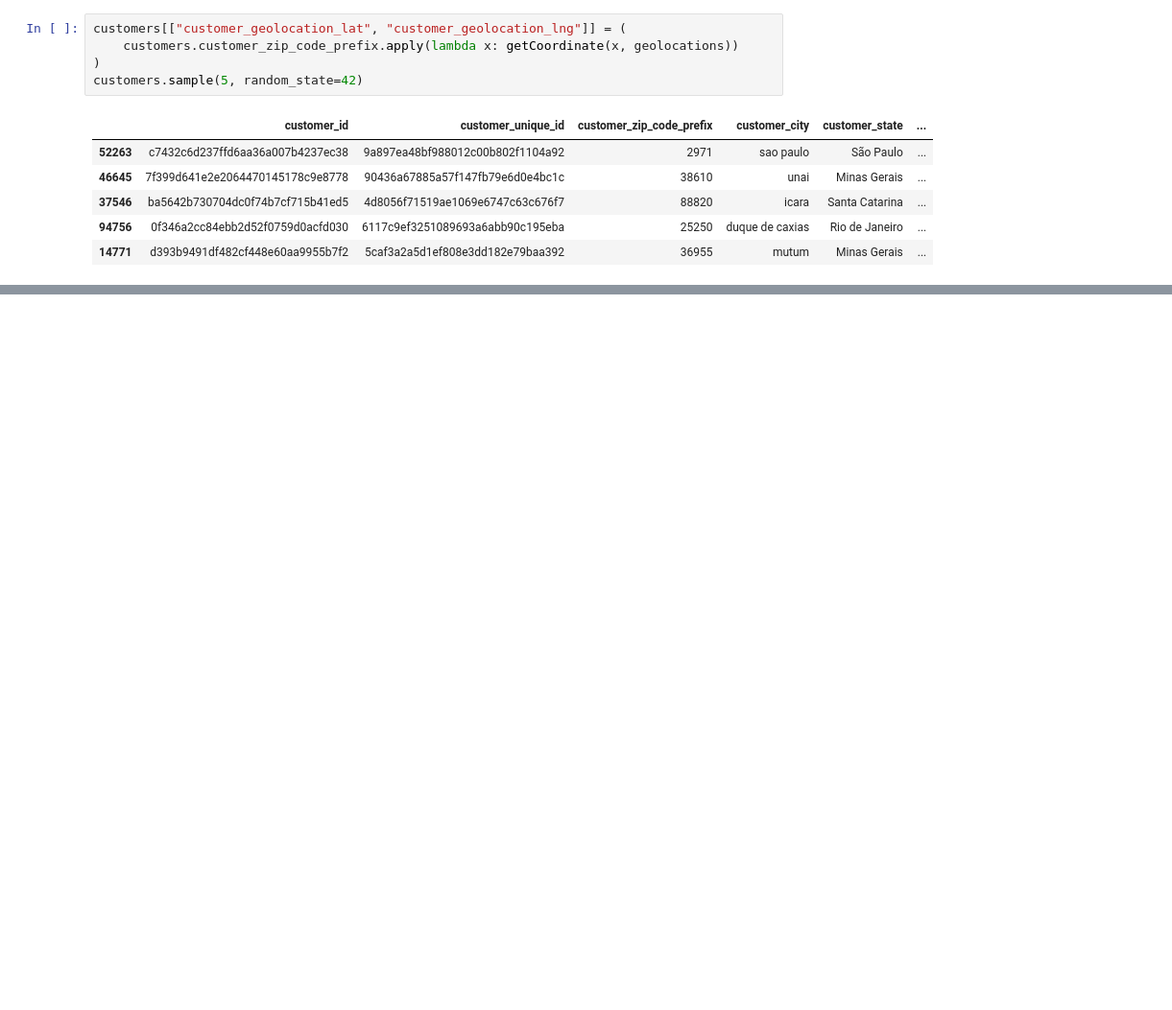
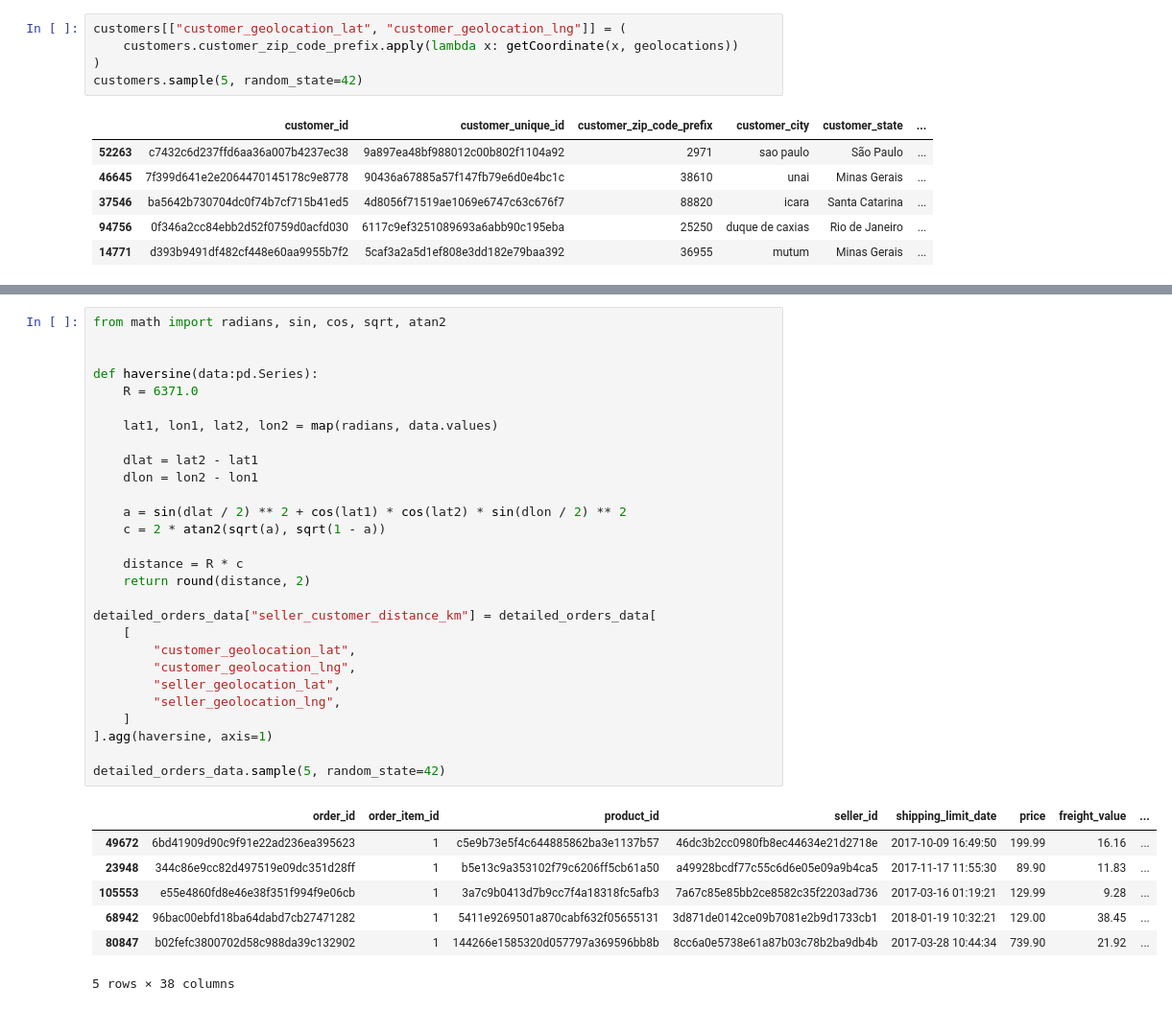
Before and after one commit to malifnasrulloh/Analysis-Data-E-Commerce, a Jupyter notebook: data_prep.ipynb, the cells around one changed output, grey strips where cells are left out. Shown at 96% size. Saved outputs shown, nothing was run; the diff lists cells and outputs as text; blank space fills up the shorter version.

```diff
--- a/data_prep.ipynb
+++ b/data_prep.ipynb
@@ -149,0 +219,36 @@ customers.to_csv(os.path.join(save_dir, "customers_updated_dataset.csv"), index=
+# %%
+from math import radians, sin, cos, sqrt, atan2
+
+
+def haversine(data:pd.Series):
+    R = 6371.0
+
+    lat1, lon1, lat2, lon2 = map(radians, data.values)
+
+    dlat = lat2 - lat1
+    dlon = lon2 - lon1
+
+    a = sin(dlat / 2) ** 2 + cos(lat1) * cos(lat2) * sin(dlon / 2) ** 2
+    c = 2 * atan2(sqrt(a), sqrt(1 - a))
+
+    distance = R * c
+    return round(distance, 2)
+
+detailed_orders_data["seller_customer_distance_km"] = detailed_orders_data[
+    [
+        "customer_geolocation_lat",
+        "customer_geolocation_lng",
+        "seller_geolocation_lat",
+        "seller_geolocation_lng",
+    ]
+].agg(haversine, axis=1)
+
+detailed_orders_data.sample(5, random_state=42)
+# %% [output]
+|  | order_id | order_item_id | product_id | seller_id | shipping_limit_date | price | freight_value | ... |
+| 49672 | 6bd41909d90c9f91e22ad236ea395623 | 1 | c5e9b73e5f4c644885862ba3e1137b57 | 46dc3b2cc0980fb8ec44634e21d2718e | 2017-10-09 16:49:50 | 199.99 | 16.16 | ... |
+| 23948 | 344c86e9cc82d497519e09dc351d28ff | 1 | b5e13c9a353102f79c6206ff5cb61a50 | a49928bcdf77c55c6d6e05e09a9b4ca5 | 2017-11-17 11:55:30 | 89.90 | 11.83 | ... |
+| 105553 | e55e4860fd8e46e38f351f994f9e06cb | 1 | 3a7c9b0413d7b9cc7f4a18318fc5afb3 | 7a67c85e85bb2ce8582c35f2203ad736 | 2017-03-16 01:19:21 | 129.99 | 9.28 | ... |
+| 68942 | 96bac00ebfd18ba64dabd7cb27471282 | 1 | 5411e9269501a870cabf632f05655131 | 3d871de0142ce09b7081e2b9d1733cb1 | 2018-01-19 10:32:21 | 129.00 | 38.45 | ... |
+| 80847 | b02fefc3800702d58c988da39c132902 | 1 | 144266e1585320d057797a369596bb8b | 8cc6a0e5738e61a87b03c78b2ba9db4b | 2017-03-28 10:44:34 | 739.90 | 21.92 | ... |
+5 rows × 38 columns
```
Also changed, not shown: parts of 10 cells of this notebook, 2 other files.
